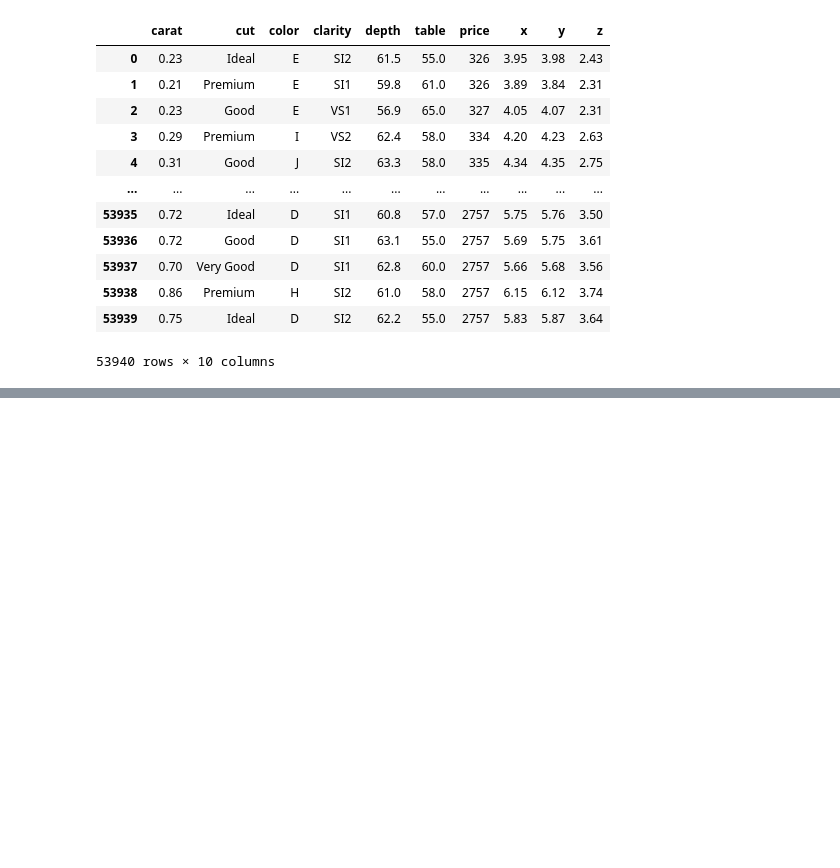
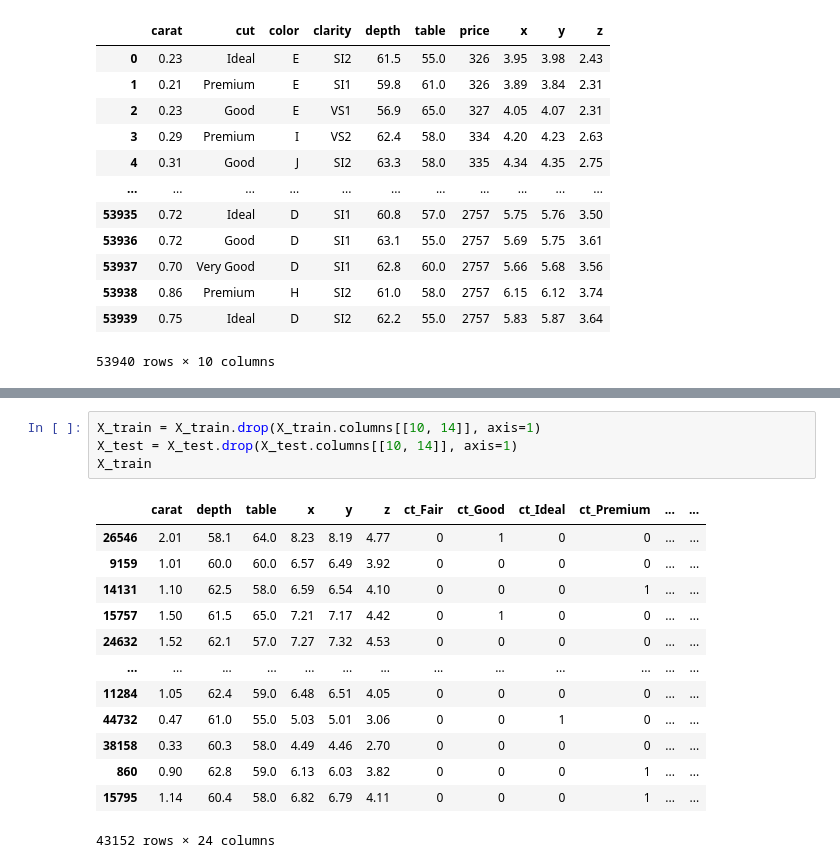
Before and after one commit to Cheburilla/Practicum-Python, a Jupyter notebook: notebooks/1.ipynb, the cells around one changed output, grey strips where cells are left out. Drawn from its saved outputs; the diff is of its cells as text; blank space fills up the shorter version.

```diff
--- a/notebooks/1.ipynb
+++ b/notebooks/1.ipynb
@@ -20,0 +176,18 @@ data
+# %%
+X_train = X_train.drop(X_train.columns[[10, 14]], axis=1)
+X_test = X_test.drop(X_test.columns[[10, 14]], axis=1)
+X_train
+# %% [output]
+|  | carat | depth | table | x | y | z | ct_Fair | ct_Good | ct_Ideal | ct_Premium | ... | ... |
+| 26546 | 2.01 | 58.1 | 64.0 | 8.23 | 8.19 | 4.77 | 0 | 1 | 0 | 0 | ... | ... |
+| 9159 | 1.01 | 60.0 | 60.0 | 6.57 | 6.49 | 3.92 | 0 | 0 | 0 | 0 | ... | ... |
+| 14131 | 1.10 | 62.5 | 58.0 | 6.59 | 6.54 | 4.10 | 0 | 0 | 0 | 1 | ... | ... |
+| 15757 | 1.50 | 61.5 | 65.0 | 7.21 | 7.17 | 4.42 | 0 | 1 | 0 | 0 | ... | ... |
+| 24632 | 1.52 | 62.1 | 57.0 | 7.27 | 7.32 | 4.53 | 0 | 0 | 0 | 0 | ... | ... |
+| ... | ... | ... | ... | ... | ... | ... | ... | ... | ... | ... | ... | ... |
+| 11284 | 1.05 | 62.4 | 59.0 | 6.48 | 6.51 | 4.05 | 0 | 0 | 0 | 0 | ... | ... |
+| 44732 | 0.47 | 61.0 | 55.0 | 5.03 | 5.01 | 3.06 | 0 | 0 | 1 | 0 | ... | ... |
+| 38158 | 0.33 | 60.3 | 58.0 | 4.49 | 4.46 | 2.70 | 0 | 0 | 0 | 0 | ... | ... |
+| 860 | 0.90 | 62.8 | 59.0 | 6.13 | 6.03 | 3.82 | 0 | 0 | 0 | 1 | ... | ... |
+| 15795 | 1.14 | 60.4 | 58.0 | 6.82 | 6.79 | 4.11 | 0 | 0 | 0 | 1 | ... | ... |
+43152 rows × 24 columns
```
Also changed, not shown: parts of 34 cells of this notebook.
